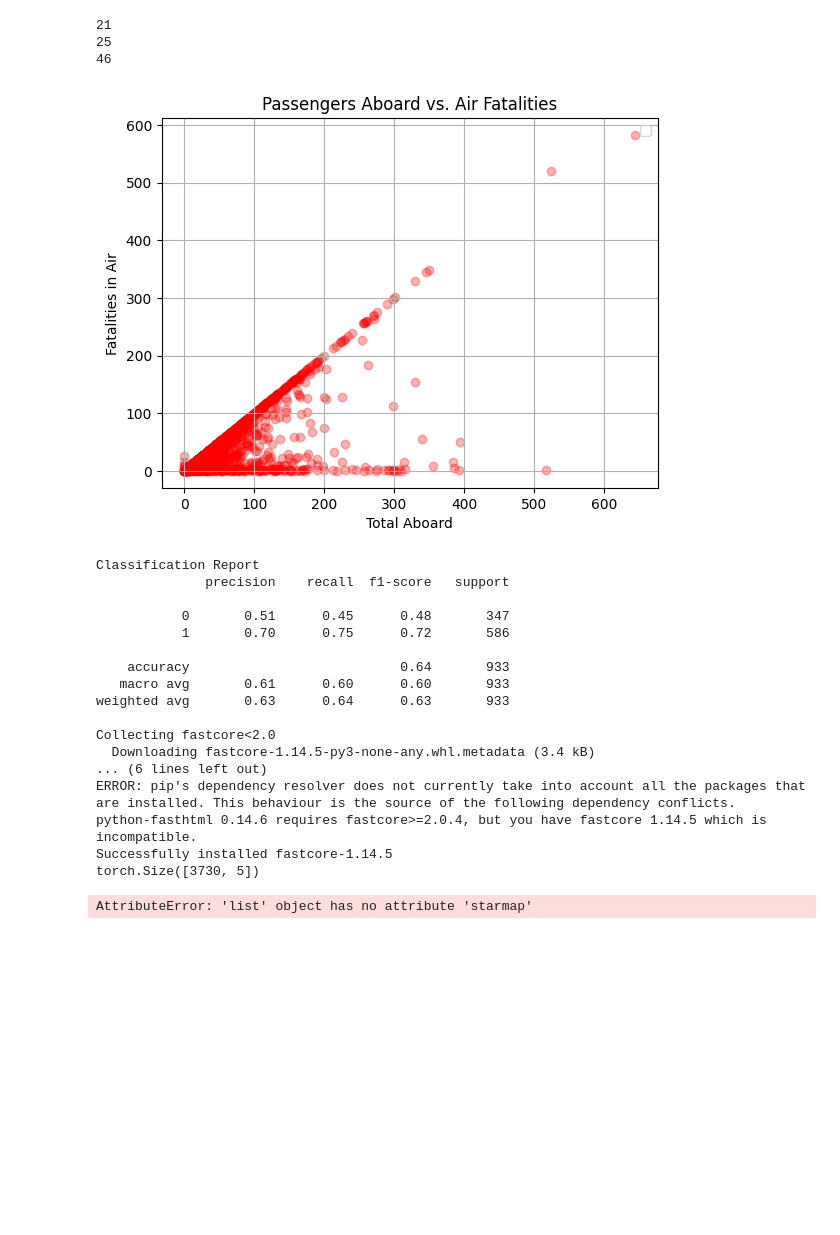
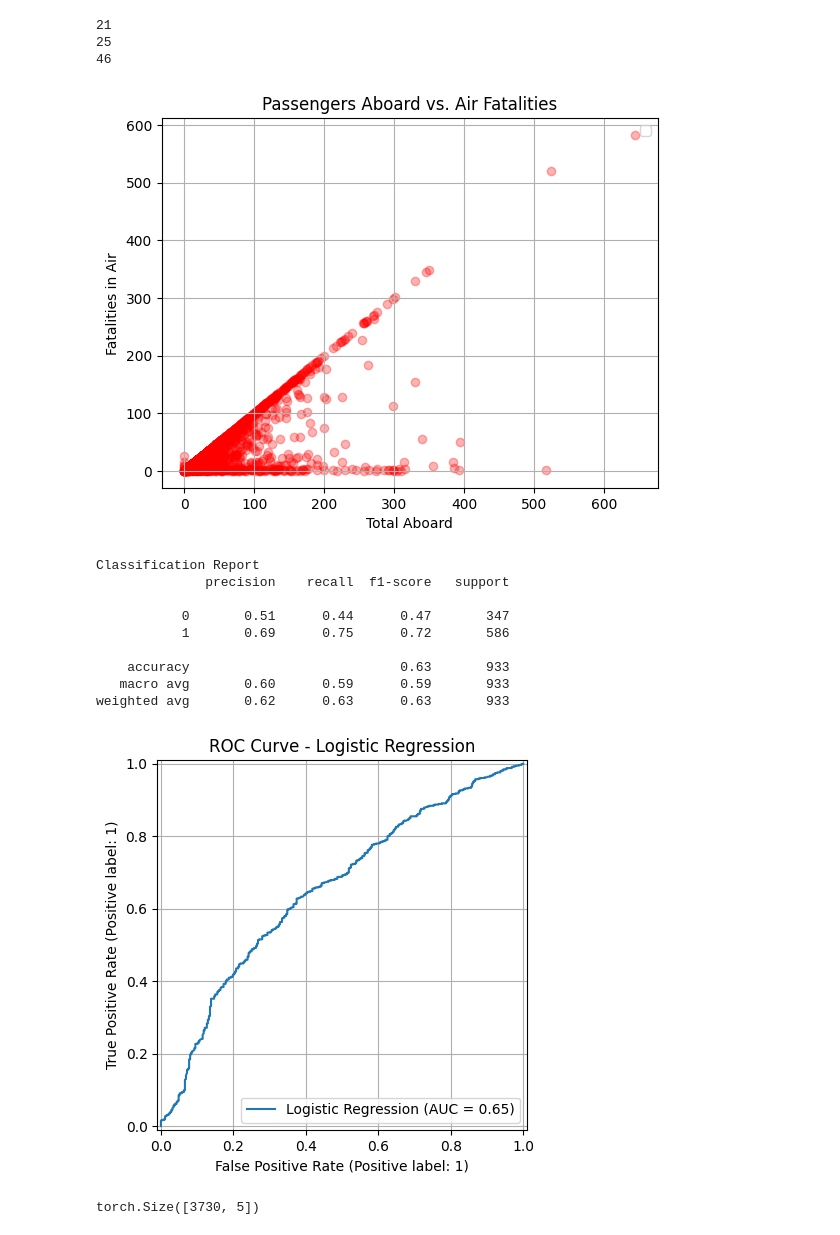
Before and after one commit to Guru-CS/Global-Aviation-Incidents-Research, a Jupyter notebook: GlobalAviationIncidentsResearch.ipynb, the cells around one changed output. Drawn from its saved outputs; the diff is of its cells as text; code cells hidden in the pictures; blank space fills up the shorter version.

```diff
--- a/GlobalAviationIncidentsResearch.ipynb
+++ b/GlobalAviationIncidentsResearch.ipynb
@@ -3,4 +29,5 @@
 # %%
+
 import pandas as pd
 import matplotlib.pyplot as plt
 data= pd.read_csv("https://raw.githubusercontent.com/frontiertechinstitute/datasets/refs/heads/main/Global%20Aviation%20Incidents/aircrashesFullDataUpdated_2024.csv")
@@ -134,6 +161,17 @@ y_pred = model.predict(x_test_encoded)
 
 print("Classification Report")
 print(classification_report(y_test, y_pred))
+from sklearn.metrics import RocCurveDisplay
+from sklearn.metrics import roc_auc_score
+RocCurveDisplay.from_estimator(
+    estimator=model,
+    X=x_test_encoded,
+    y=y_test,
+    name="Logistic Regression",
+)
+plt.title("ROC Curve - Logistic Regression")
+plt.grid(True)
+plt.show()
 !pip --quiet install torchview
 !pip --quiet install torch
 !pip --quiet install graphviz
@@ -143,7 +181,6 @@ import torch
 import torch.nn as nn
 from torchview import draw_graph
 from fastai.tabular.all import *
-!pip install "fastcore<2.0" --force-reinstall
 import matplotlib.pyplot as plt
 import numpy as np
 
@@ -163,11 +200,11 @@ valid_dl = DataLoader(valid_ds, batch_size=64, shuffle=True)
 dls = DataLoaders(train_dl, valid_dl)
 print(x_train.shape)
 model = nn.Sequential(
-    nn.Linear(8, 16),
+    nn.Linear(5, 16),
     nn.ReLU(),
-    nn.Linear(16, 8),
+    nn.Linear(16, 5),
     nn.ReLU(),
-    nn.Linear(8, 1)
+    nn.Linear(5, 1)
 )
 
 loss_func = nn.BCEWithLogitsLoss()
@@ -180,44 +217,37 @@ print("Validation Accuracy:", correct.item())
 print(f"The model predicted correctly {correct*100:.1f}% of the time.")
 # %% [output]
 <class 'pandas.core.frame.DataFrame'>
 RangeIndex: 5035 entries, 0 to 5034
 Data columns (total 12 columns):
  #   Column                 Non-Null Count  Dtype
 ---  ------                 --------------  -----
  0   Year                   5035 non-null   int64
  1   Quarter                5035 non-null   object
  2   Month                  5035 non-null   object
  3   Day                    5035 non-null   int64
  4   Country/Region         4805 non-null   object
  5   Aircraft Manufacturer  5035 non-null   object
  6   Aircraft               5035 non-null   object
  7   Location               5035 non-null   object
  8   Operator               4801 non-null   object
  9   Ground                 5035 non-null   int64
  10  Fatalities (air)       5035 non-null   int64
  11  Aboard                 5035 non-null   int64
 dtypes: int64(5), object(7)
 memory usage: 472.2+ KB
 [figure]
 21
 25
 46
 [figure]
 Classification Report
               precision    recall  f1-score   support
 
-           0       0.51      0.45      0.48       347
-           1       0.70      0.75      0.72       586
+           0       0.51      0.44      0.47       347
+           1       0.69      0.75      0.72       586
 
-    accuracy                           0.64       933
-   macro avg       0.61      0.60      0.60       933
-weighted avg       0.63      0.64      0.63       933
-
-Collecting fastcore<2.0
-  Downloading fastcore-1.14.5-py3-none-any.whl.metadata (3.4 kB)
-... (6 lines left out)
-ERROR: pip's dependency resolver does not currently take into account all the packages that are installed. This behaviour is the source of the following dependency conflicts.
-python-fasthtml 0.14.6 requires fastcore>=2.0.4, but you have fastcore 1.14.5 which is incompatible.
-Successfully installed fastcore-1.14.5
-torch.Size([3730, 5])
+    accuracy                           0.63       933
+   macro avg       0.60      0.59      0.59       933
+weighted avg       0.62      0.63      0.63       933
+[figure, added]
-AttributeError: 'list' object has no attribute 'starmap'
+torch.Size([3730, 5])
```
Also changed, not shown: parts of 2 cells of this notebook.
